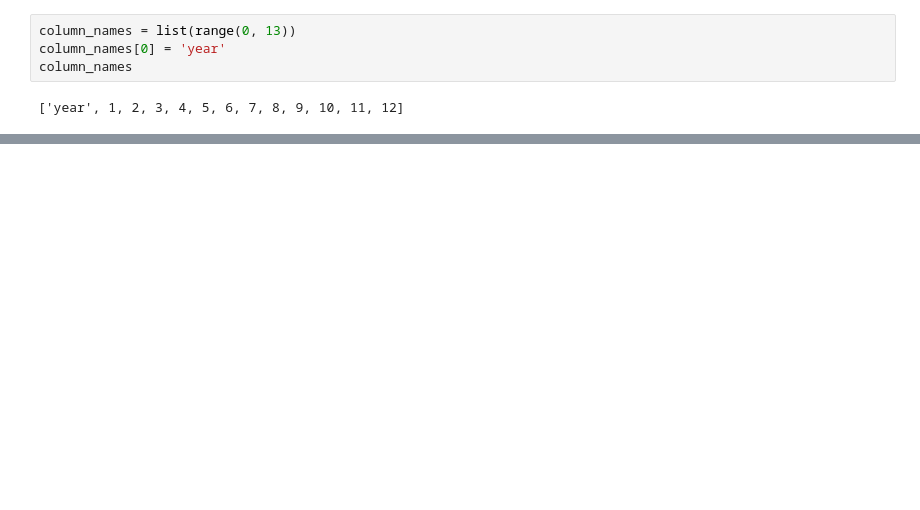
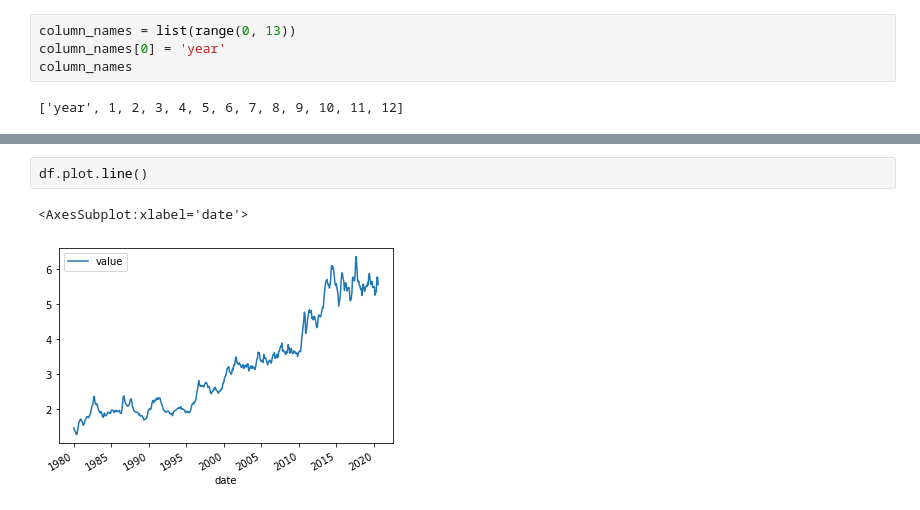
Before and after one commit to mattlangeman/jupyterjumpstart-activities, a Jupyter notebook: activity_1/Jupyter Jumpstart - Activity 1 - Part 1.ipynb, the cells around one changed output, grey strips where cells are left out. Saved outputs shown, nothing was run; the diff lists cells and outputs as text; blank space fills up the shorter version.

```diff
--- a/activity_1/Jupyter Jumpstart - Activity 1 - Part 1.ipynb
+++ b/activity_1/Jupyter Jumpstart - Activity 1 - Part 1.ipynb
@@ -91,0 +102,5 @@ df.head()
+# %%
+df.plot.line()
+# %% [output]
+<AxesSubplot:xlabel='date'>
+[figure, added]
```
Also changed, not shown: parts of 13 cells of this notebook, 27 other files.
